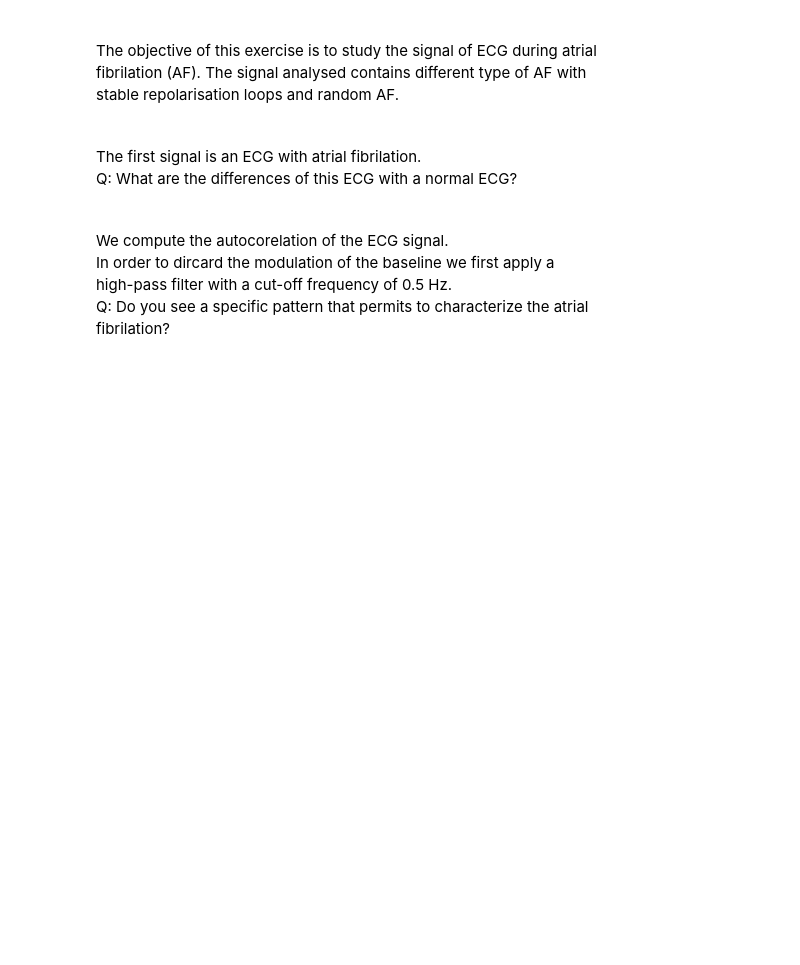
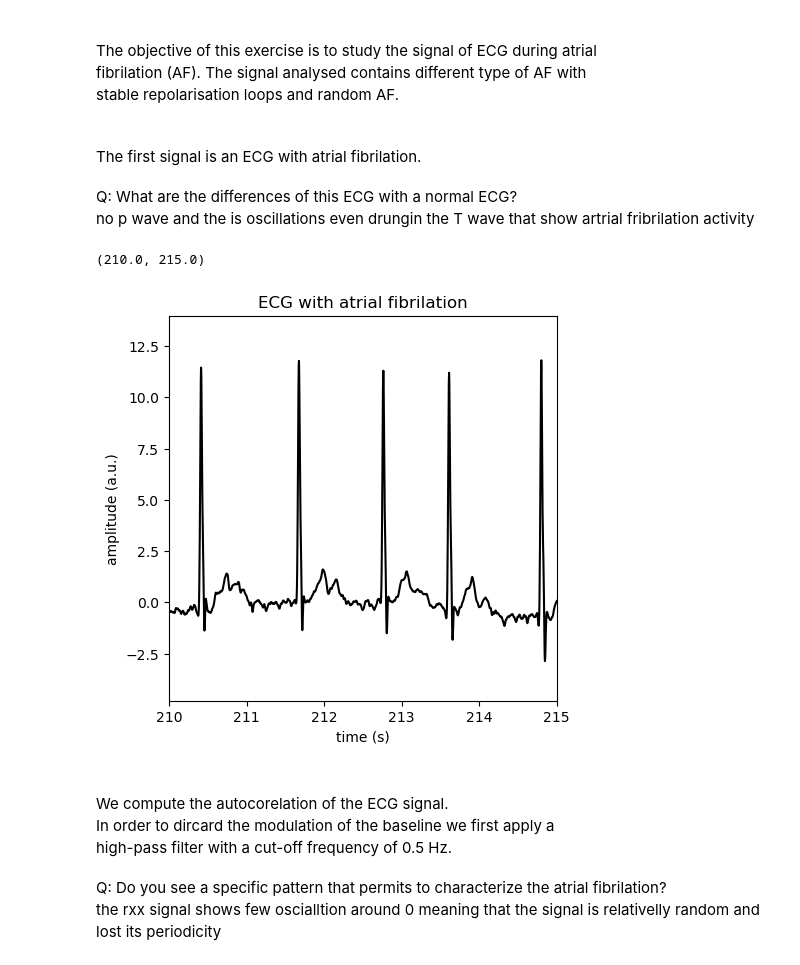
Before and after one commit to ricardo2911/labo, a Jupyter notebook: Labo_03/m03_ex3_atrial_fibrilation.ipynb, the cells around one changed output. Cells and saved outputs as stored; diff of their text form; code cells hidden in the pictures; blank space fills up the shorter version.

```diff
--- a/Labo_03/m03_ex3_atrial_fibrilation.ipynb
+++ b/Labo_03/m03_ex3_atrial_fibrilation.ipynb
@@ -8,5 +15,7 @@
 
 <br>
     The first signal is an ECG with atrial fibrilation.<br>
-    Q: What are the differences of this ECG with a normal ECG?<br>
+# %% [markdown]
+Q: What are the differences of this ECG with a normal ECG?<br>
+no p wave and the is oscillations even drungin the T wave that show artrial fribrilation activity
 # %%
@@ -13,13 +23,24 @@
 ecg = np.genfromtxt('ecg_af.dat')
 ecg_fs = 300
 t_ecg = np.arange(len(ecg))/ecg_fs
+# %%
+py.figure(1,figsize=[5,5])
+py.plot(t_ecg, ecg, 'k')
+py.xlabel('time (s)')
+py.ylabel('amplitude (a.u.)')
+py.title('ECG with atrial fibrilation')
+py.xlim(210, 215)
+# %% [output]
+(210.0, 215.0)
+[figure, added]
 # %% [markdown]
 
 <br>
     We compute the autocorelation of the ECG signal.<br>
     In order to dircard the modulation of the baseline we first apply a<br>
     high-pass filter with a cut-off frequency of 0.5 Hz.<br>
-    Q: Do you see a specific pattern that permits to characterize the atrial<br>
-        fibrilation?<br>
+# %% [markdown]
+Q: Do you see a specific pattern that permits to characterize the atrial fibrilation?<br>
+the rxx signal shows few oscialltion around 0 meaning that the signal is relativelly random and lost its periodicity
 # %%
 b, a = sp.butter(2, 0.5/ecg_fs*2, btype='high')
```
Also changed, not shown: parts of 21 cells of this notebook, 1 other file.
